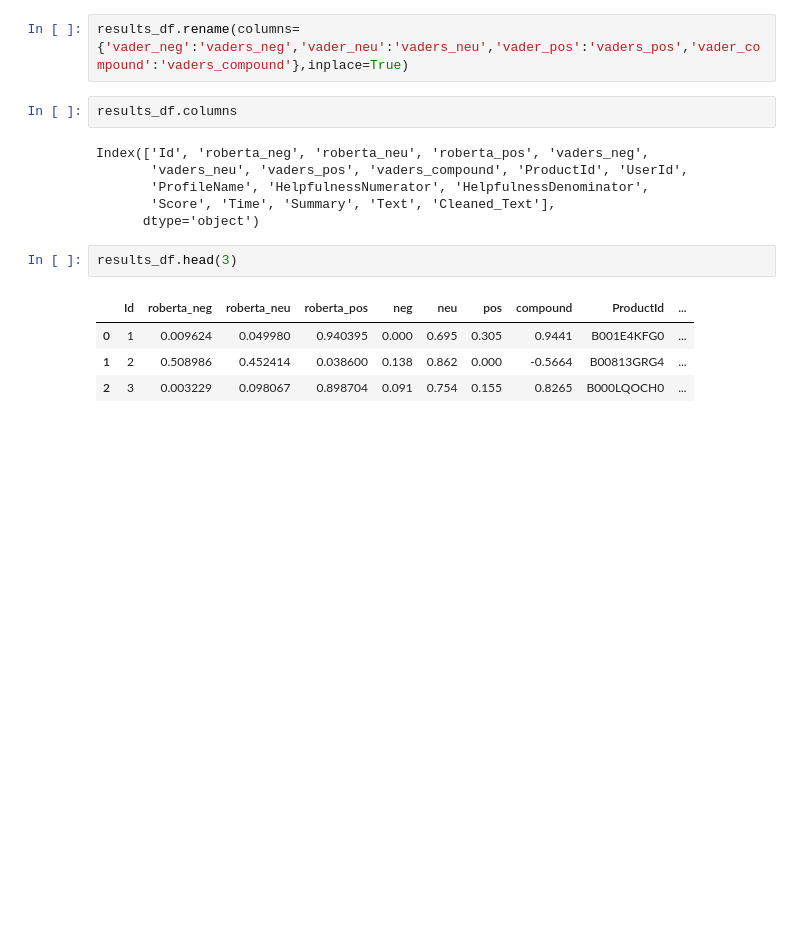
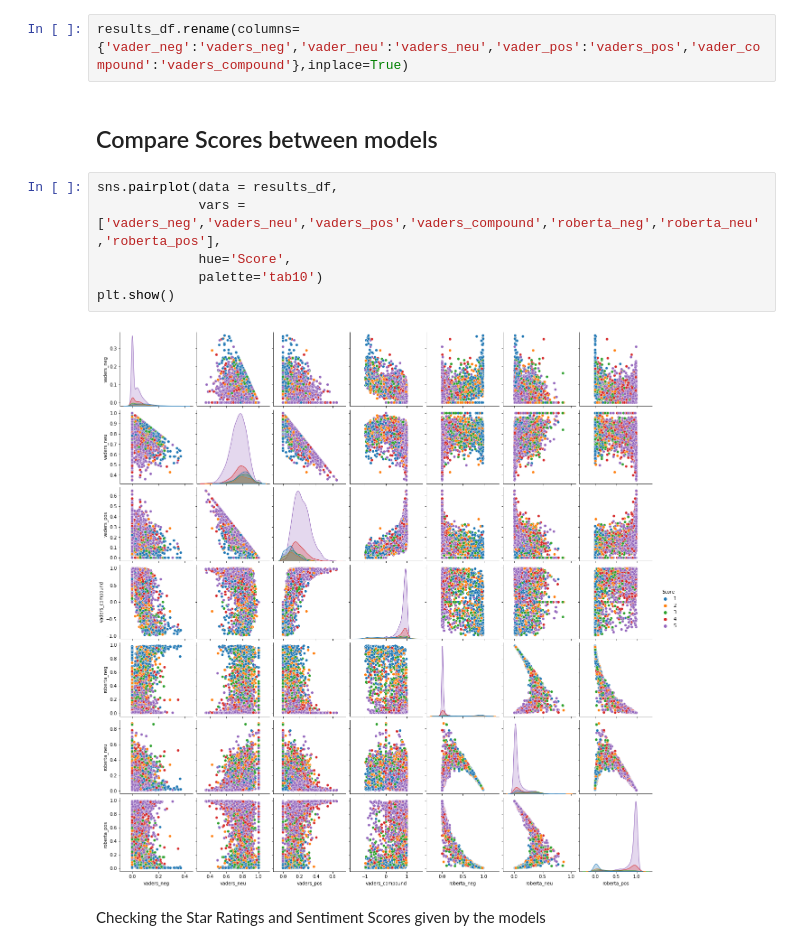
Before and after one commit to ilovedata6/Sentiment-Analysis, a Jupyter notebook: analysis.ipynb, the cells around one changed output. Cells and saved outputs as stored; diff of their text form; blank space fills up the shorter version.

Commit message:
compared scores between models

```diff
--- a/analysis.ipynb
+++ b/analysis.ipynb
@@ -216,18 +212,15 @@ results_df.head(3)
 | 2 | 3 | 0.003229 | 0.098067 | 0.898704 | 0.091 | 0.754 | 0.155 | 0.8265 | B000LQOCH0 | ... |
 # %%
 results_df.rename(columns={'vader_neg':'vaders_neg','vader_neu':'vaders_neu','vader_pos':'vaders_pos','vader_compound':'vaders_compound'},inplace=True)
-# %%
-results_df.columns
-# %% [output]
-Index(['Id', 'roberta_neg', 'roberta_neu', 'roberta_pos', 'vaders_neg',
-       'vaders_neu', 'vaders_pos', 'vaders_compound', 'ProductId', 'UserId',
-       'ProfileName', 'HelpfulnessNumerator', 'HelpfulnessDenominator',
-       'Score', 'Time', 'Summary', 'Text', 'Cleaned_Text'],
-      dtype='object')
-# %%
-results_df.head(3)
-# %% [output]
-|  | Id | roberta_neg | roberta_neu | roberta_pos | neg | neu | pos | compound | ProductId | ... |
-| 0 | 1 | 0.009624 | 0.049980 | 0.940395 | 0.000 | 0.695 | 0.305 | 0.9441 | B001E4KFG0 | ... |
-| 1 | 2 | 0.508986 | 0.452414 | 0.038600 | 0.138 | 0.862 | 0.000 | -0.5664 | B00813GRG4 | ... |
-| 2 | 3 | 0.003229 | 0.098067 | 0.898704 | 0.091 | 0.754 | 0.155 | 0.8265 | B000LQOCH0 | ... |
+# %% [markdown]
+## Compare Scores between models
+# %%
+sns.pairplot(data = results_df,
+             vars = ['vaders_neg','vaders_neu','vaders_pos','vaders_compound','roberta_neg','roberta_neu','roberta_pos'],
+             hue='Score',
+             palette='tab10')
+plt.show()
+# %% [output]
+[figure, added]
+# %% [markdown]
+Checking the Star Ratings and Sentiment Scores given by the models
```
Also changed, not shown: parts of 5 cells of this notebook.
